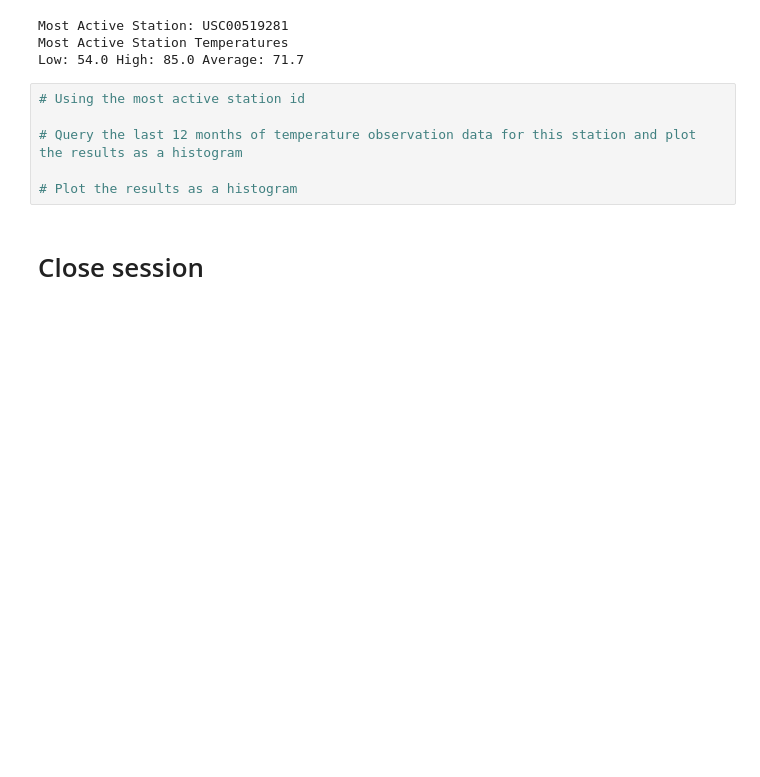
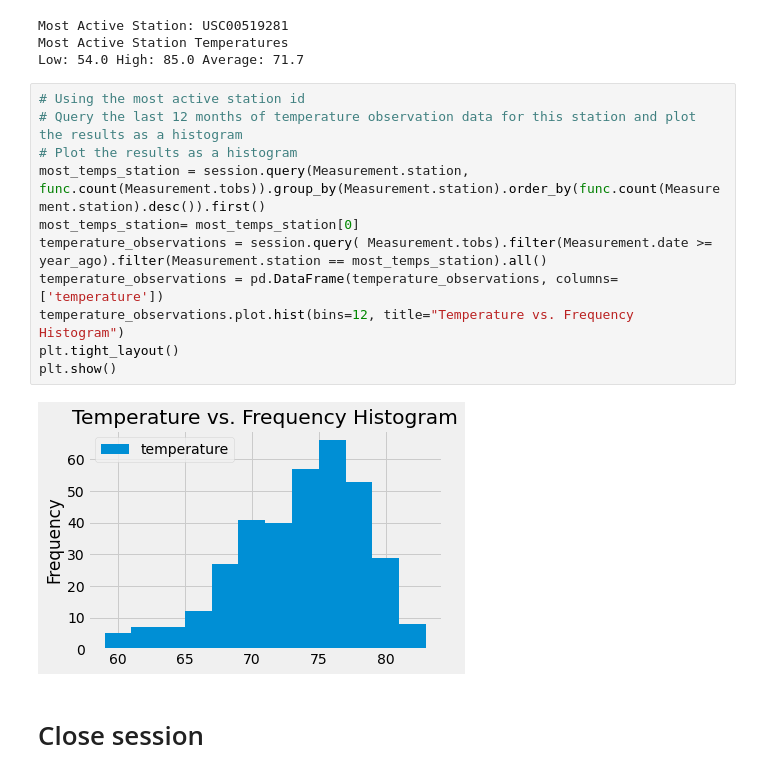
Before and after one commit to bakshishreya/sqlalchemy-challenge, a Jupyter notebook: climate_starter.ipynb, the cells around one changed output. Drawn from its saved outputs; the diff is of its cells as text; blank space fills up the shorter version.

```diff
--- a/climate_starter.ipynb
+++ b/climate_starter.ipynb
@@ -118,10 +130,17 @@ Most Active Station Temperatures
 Low: 54.0 High: 85.0 Average: 71.7
 # %%
 # Using the most active station id
-
 # Query the last 12 months of temperature observation data for this station and plot the results as a histogram
-
 # Plot the results as a histogram
+most_temps_station = session.query(Measurement.station, func.count(Measurement.tobs)).group_by(Measurement.station).order_by(func.count(Measurement.station).desc()).first()
+most_temps_station= most_temps_station[0]
+temperature_observations = session.query( Measurement.tobs).filter(Measurement.date >= year_ago).filter(Measurement.station == most_temps_station).all()
+temperature_observations = pd.DataFrame(temperature_observations, columns=['temperature'])
+temperature_observations.plot.hist(bins=12, title="Temperature vs. Frequency Histogram")
+plt.tight_layout()
+plt.show()
+# %% [output]
+[figure, added]
 # %% [markdown]
 # Close session
 # %%
```
Also changed, not shown: parts of 4 cells of this notebook, 1 other file.
